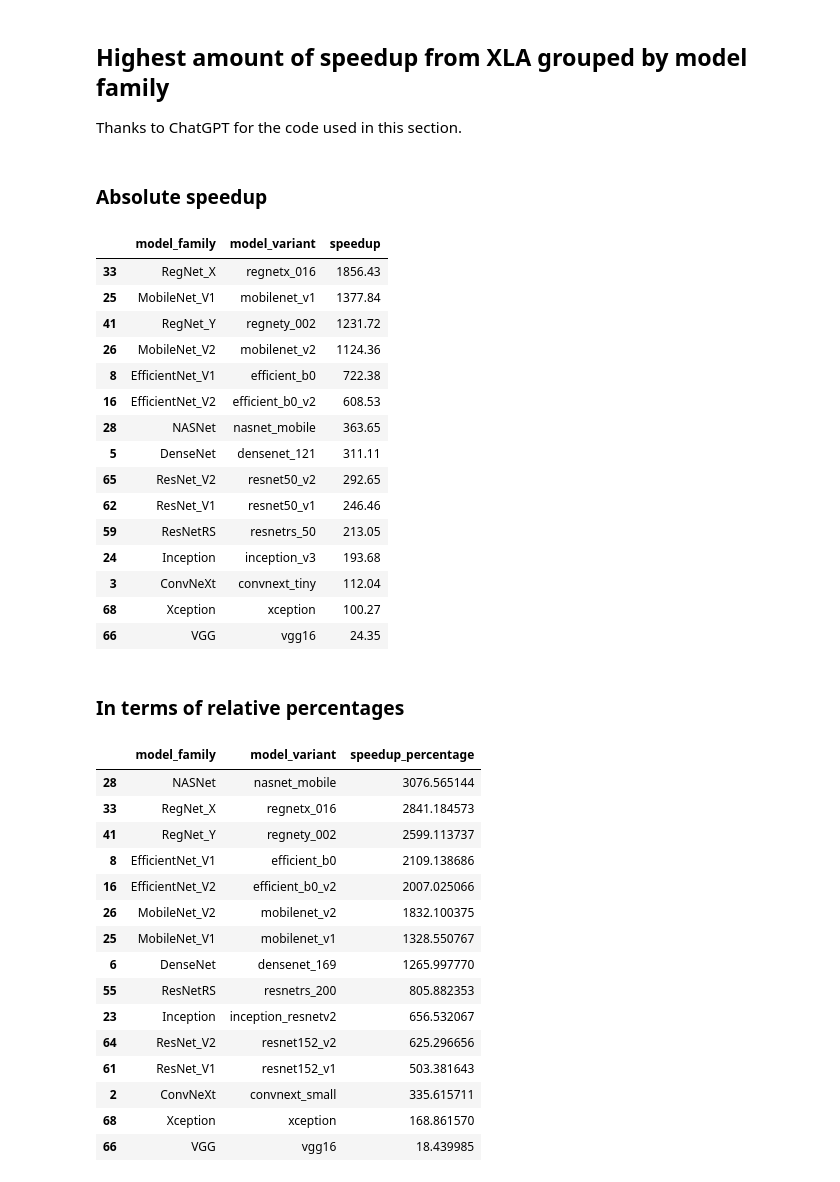
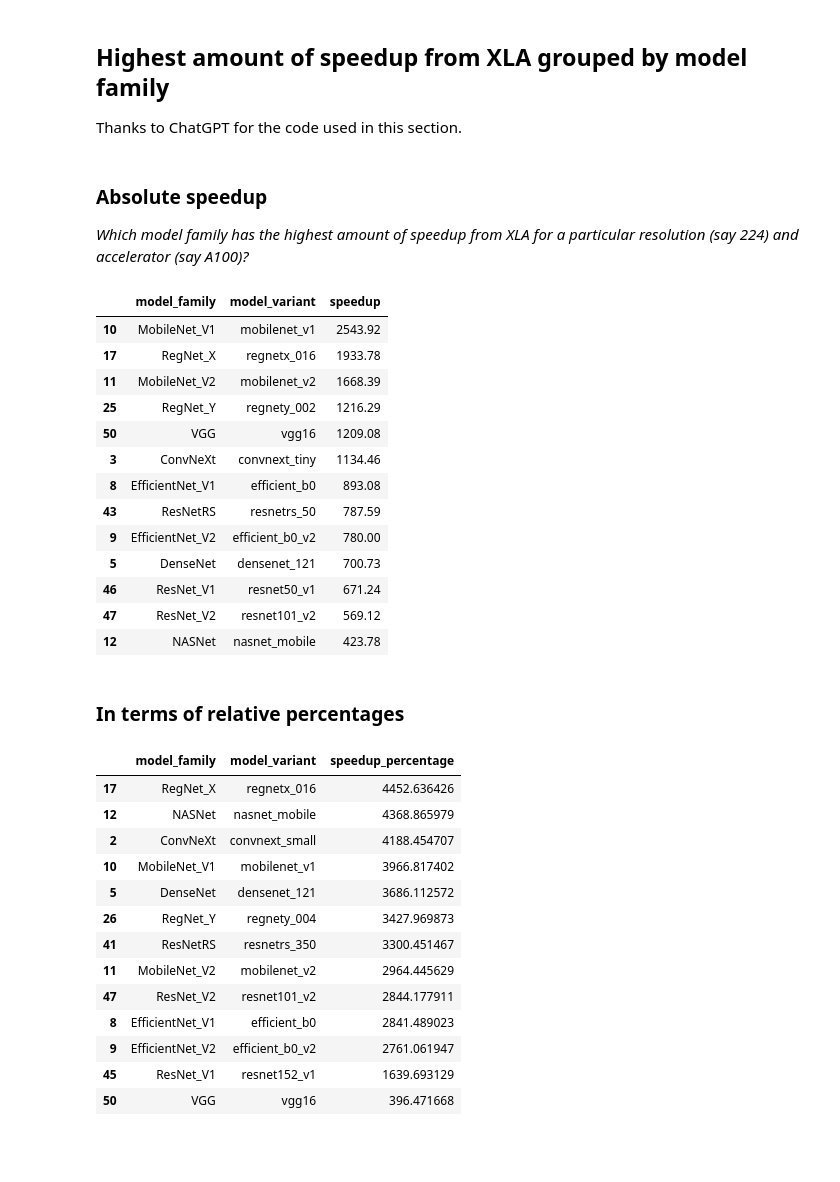
Before and after one commit to sayakpaul/keras-xla-benchmarks, a Jupyter notebook: keras_legacy/analysis.ipynb, the cells around one changed output. Drawn from its saved outputs; the diff is of its cells as text; code cells hidden in the pictures; blank space fills up the shorter version.

```diff
--- a/keras_legacy/analysis.ipynb
+++ b/keras_legacy/analysis.ipynb
@@ -170,63 +196,66 @@ This means that for each resolution the highest throughput seems to have a relat
 Thanks to ChatGPT for the code used in this section.
 # %% [markdown]
 ### Absolute speedup
+
+_Which model family has the highest amount of speedup from XLA for a particular resolution (say 224) and accelerator (say A100)?_
 # %%
+# Filter rows w.r.t the resolution of 224 and A100 accelerator.
+viz_df_224_a100 = viz_df.query(f"resolution == 224 and accelerator == 'a100'")
+
 # Filter rows where xla is True (XLA enabled).
-xla_enabled = viz_df[viz_df["xla"]]
+xla_enabled = viz_df_224_a100[viz_df_224_a100["xla"]]
 
 # Filter rows where xla is False (XLA disabled).
-xla_disabled = viz_df[~viz_df["xla"]]
+xla_disabled = viz_df_224_a100[~viz_df_224_a100["xla"]]
 
 # Group by 'model_family' and calculate the speedup for each model variant.
 grouped = []
 for model_family, group in xla_enabled.groupby("model_family"):
     for model_variant, variant_group in group.groupby("model_variant"):
         throughput_with_xla = variant_group["throughput (samples/sec)"].values[0]
         throughput_without_xla = xla_disabled[
             (xla_disabled["model_family"] == model_family)
             & (xla_disabled["model_variant"] == model_variant)
         ]["throughput (samples/sec)"].values[0]
         speedup = throughput_with_xla - throughput_without_xla
         grouped.append(
             {
                 "model_family": model_family,
                 "model_variant": model_variant,
                 "speedup": speedup,
             }
         )
 
 # Create a dataframe from the grouped results.
 result = pd.DataFrame(grouped)
 
 # Find the model variant with the highest speedup per model family.
 max_speedup = result.groupby("model_family")["speedup"].idxmax()
 result_max_speedup = result.loc[max_speedup]
 result_max_speedup.sort_values(by="speedup", ascending=False)
 # %% [output]
 |  | model_family | model_variant | speedup |
-| 33 | RegNet_X | regnetx_016 | 1856.43 |
-| 25 | MobileNet_V1 | mobilenet_v1 | 1377.84 |
-| 41 | RegNet_Y | regnety_002 | 1231.72 |
-| 26 | MobileNet_V2 | mobilenet_v2 | 1124.36 |
-| 8 | EfficientNet_V1 | efficient_b0 | 722.38 |
-| 16 | EfficientNet_V2 | efficient_b0_v2 | 608.53 |
-| 28 | NASNet | nasnet_mobile | 363.65 |
-| 5 | DenseNet | densenet_121 | 311.11 |
-| 65 | ResNet_V2 | resnet50_v2 | 292.65 |
-| 62 | ResNet_V1 | resnet50_v1 | 246.46 |
-| 59 | ResNetRS | resnetrs_50 | 213.05 |
-| 24 | Inception | inception_v3 | 193.68 |
-| 3 | ConvNeXt | convnext_tiny | 112.04 |
-| 68 | Xception | xception | 100.27 |
-| 66 | VGG | vgg16 | 24.35 |
+| 10 | MobileNet_V1 | mobilenet_v1 | 2543.92 |
+| 17 | RegNet_X | regnetx_016 | 1933.78 |
+| 11 | MobileNet_V2 | mobilenet_v2 | 1668.39 |
+| 25 | RegNet_Y | regnety_002 | 1216.29 |
+| 50 | VGG | vgg16 | 1209.08 |
+| 3 | ConvNeXt | convnext_tiny | 1134.46 |
+| 8 | EfficientNet_V1 | efficient_b0 | 893.08 |
+| 43 | ResNetRS | resnetrs_50 | 787.59 |
+| 9 | EfficientNet_V2 | efficient_b0_v2 | 780.00 |
+| 5 | DenseNet | densenet_121 | 700.73 |
+| 46 | ResNet_V1 | resnet50_v1 | 671.24 |
+| 47 | ResNet_V2 | resnet101_v2 | 569.12 |
+| 12 | NASNet | nasnet_mobile | 423.78 |
 # %% [markdown]
 ### In terms of relative percentages
 # %%
 # Filter rows where xla is True (XLA enabled).
-xla_enabled = viz_df.query("xla == True")
+xla_enabled = viz_df_224_a100.query("xla == True")
 
 # Filter rows where xla is False (XLA disabled).
-xla_disabled = viz_df.query("xla == False")
+xla_disabled = viz_df_224_a100.query("xla == False")
 
 # Group by 'model_family' and calculate the speedup for each model variant.
 grouped = []
@@ -256,18 +285,16 @@ result_max_speedup = result.loc[max_speedup]
 result_max_speedup.sort_values(by="speedup_percentage", ascending=False)
 # %% [output]
 |  | model_family | model_variant | speedup_percentage |
-| 28 | NASNet | nasnet_mobile | 3076.565144 |
-| 33 | RegNet_X | regnetx_016 | 2841.184573 |
-| 41 | RegNet_Y | regnety_002 | 2599.113737 |
-| 8 | EfficientNet_V1 | efficient_b0 | 2109.138686 |
-| 16 | EfficientNet_V2 | efficient_b0_v2 | 2007.025066 |
-| 26 | MobileNet_V2 | mobilenet_v2 | 1832.100375 |
-| 25 | MobileNet_V1 | mobilenet_v1 | 1328.550767 |
-| 6 | DenseNet | densenet_169 | 1265.997770 |
-| 55 | ResNetRS | resnetrs_200 | 805.882353 |
-| 23 | Inception | inception_resnetv2 | 656.532067 |
-| 64 | ResNet_V2 | resnet152_v2 | 625.296656 |
-| 61 | ResNet_V1 | resnet152_v1 | 503.381643 |
-| 2 | ConvNeXt | convnext_small | 335.615711 |
-| 68 | Xception | xception | 168.861570 |
-| 66 | VGG | vgg16 | 18.439985 |
+| 17 | RegNet_X | regnetx_016 | 4452.636426 |
+| 12 | NASNet | nasnet_mobile | 4368.865979 |
+| 2 | ConvNeXt | convnext_small | 4188.454707 |
+| 10 | MobileNet_V1 | mobilenet_v1 | 3966.817402 |
+| 5 | DenseNet | densenet_121 | 3686.112572 |
+| 26 | RegNet_Y | regnety_004 | 3427.969873 |
+| 41 | ResNetRS | resnetrs_350 | 3300.451467 |
+| 11 | MobileNet_V2 | mobilenet_v2 | 2964.445629 |
+| 47 | ResNet_V2 | resnet101_v2 | 2844.177911 |
+| 8 | EfficientNet_V1 | efficient_b0 | 2841.489023 |
+| 9 | EfficientNet_V2 | efficient_b0_v2 | 2761.061947 |
+| 45 | ResNet_V1 | resnet152_v1 | 1639.693129 |
+| 50 | VGG | vgg16 | 396.471668 |
```
Also changed, not shown: parts of 2 cells of this notebook.
